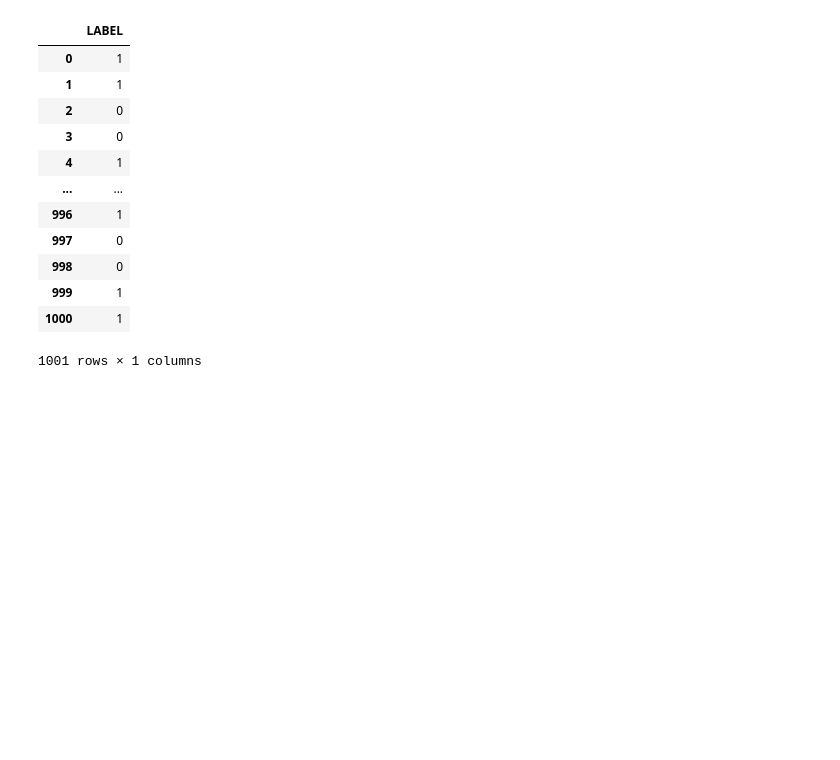
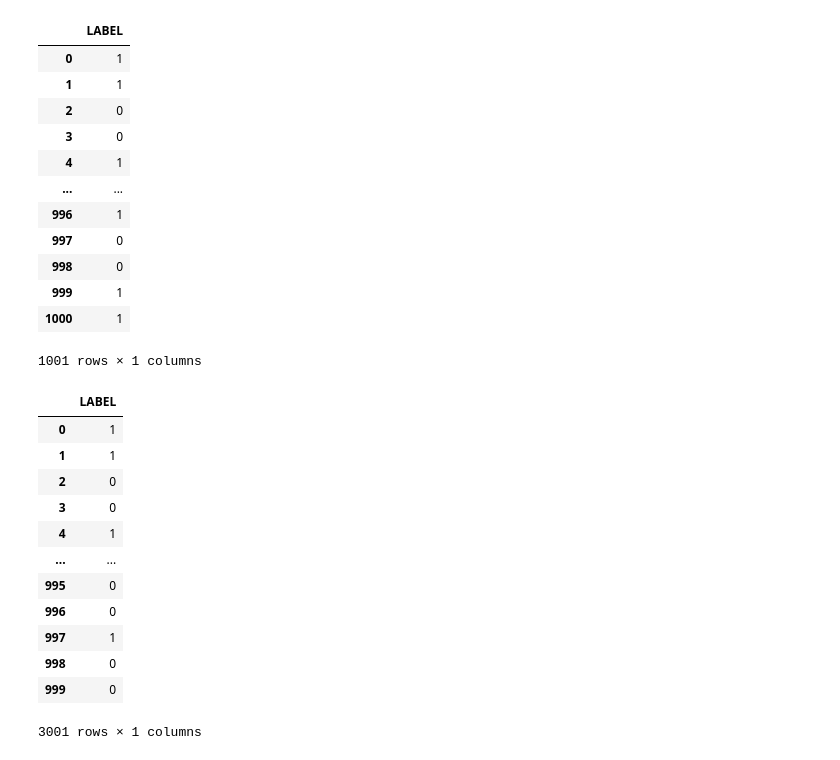
Before and after one commit to shih-yang-young/text-polarity-classification, a Jupyter notebook: ChatGPT4.0_classification.ipynb, the cells around one changed output. Saved outputs shown, nothing was run; the diff lists cells and outputs as text; code cells hidden in the pictures; blank space fills up the shorter version.

```diff
--- a/ChatGPT4.0_classification.ipynb
+++ b/ChatGPT4.0_classification.ipynb
@@ -1188,8 +3241,8 @@ arr_text_0_1000 = arr_text_0_1000[1:1002]
 len(arr_text_0_1000)
 arr_text_0_1000[1000]
 arr_text_0_1000 = [int(x) for x in arr_text_0_1000 if x.isdigit()]
-df = pd.DataFrame(arr_text_0_1000, columns=['LABEL'])
-df
+df_0 = pd.DataFrame(arr_text_0_1000, columns=['LABEL'])
+df_0
 # %% [output]
 |  | LABEL |
 | 0 | 1 |
@@ -1204,6 +3257,23 @@ df
 | 999 | 1 |
 | 1000 | 1 |
 1001 rows × 1 columns
+# %%
+df_predict = pd.concat([df_0, df_1,df_2])
+df_predict
+# %% [output]
+|  | LABEL |
+| 0 | 1 |
+| 1 | 1 |
+| 2 | 0 |
+| 3 | 0 |
+| 4 | 1 |
+| ... | ... |
+| 995 | 0 |
+| 996 | 0 |
+| 997 | 1 |
+| 998 | 0 |
+| 999 | 0 |
+3001 rows × 1 columns
 # %%
 import datetime
 import pytz
```
Also changed, not shown: parts of 7 cells of this notebook, 3 other files.
